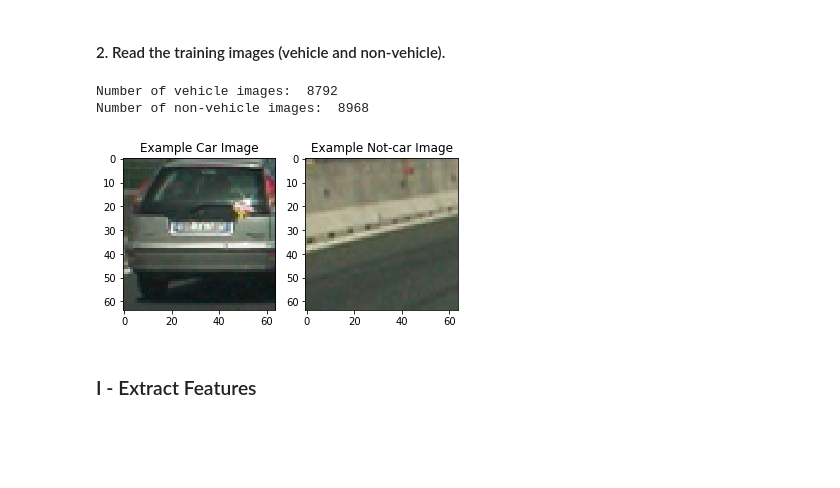
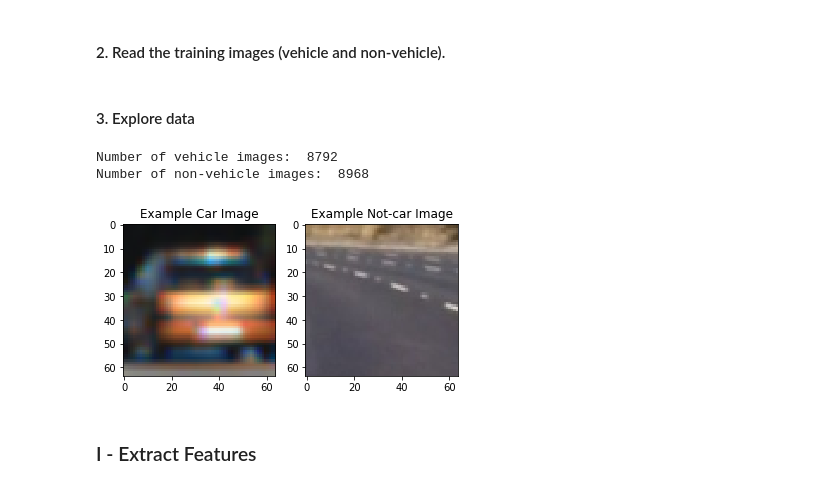
Before and after one commit to preeti-chauhan/SDCND-Project1-Vehicle-Detection-Tracking, a Jupyter notebook: P5.ipynb, the cells around one changed output. Cells and saved outputs as stored; diff of their text form; code cells hidden in the pictures; blank space fills up the shorter version.

```diff
--- a/P5.ipynb
+++ b/P5.ipynb
@@ -69,46 +91,38 @@ from sklearn.model_selection import train_test_split
+# %% [markdown]
+#### 3. Explore data
 # %%
-# Read in all the vehicles and non-vehicle images
-# Randomly display one example for vehicle and non-vehicle images
-
-path_v = 'project_datasets/vehicles/'
-path_nv = 'project_datasets/non-vehicles/'
-
-images_cars = os.listdir(path_v)
-images_notcars = os.listdir(path_nv)
-
-cars = []
-notcars = []
-
-for image_c in images_cars:
-        cars.extend(glob.glob(path_v+image_c+'/*'))
-
-for image_nc in images_notcars:
-        notcars.extend(glob.glob(path_nv+image_nc+'/*'))
+# Explore data
 
 print('Number of vehicle images: ', len(cars))
 print('Number of non-vehicle images: ', len(notcars))
 
 # Choose random car / not-car indices and plot example images
 car_ind = np.random.randint(0, len(cars))
 notcar_ind = np.random.randint(0, len(notcars))
 
 # Read in car / not-car images
-car_image = mpimg.imread(cars[car_ind])
-notcar_image = mpimg.imread(notcars[notcar_ind])
+#car_image = mpimg.imread(cars[car_ind])
+#notcar_image = mpimg.imread(notcars[notcar_ind])
+
+car_image = cv2.imread(cars[car_ind])
+car_image = cv2.cvtColor(car_image, cv2.COLOR_BGR2RGB)
+
+notcar_image = cv2.imread(notcars[car_ind])
+notcar_image = cv2.cvtColor(notcar_image, cv2.COLOR_BGR2RGB)
 
 
 # Plot the examples
 fig = plt.figure()
 plt.subplot(121)
 plt.title('Example Car Image')
 plt.imshow(car_image)
 plt.subplot(122)
 plt.title('Example Not-car Image')
 plt.imshow(notcar_image); #semi-colon to supress unwanted output
 # %% [output]
 Number of vehicle images:  8792
 Number of non-vehicle images:  8968
-[figure, old version]
+[figure, new version]
 # %% [markdown]
 ### I -  Extract Features
 # %% [markdown]
```
Also changed, not shown: parts of 51 cells of this notebook.
